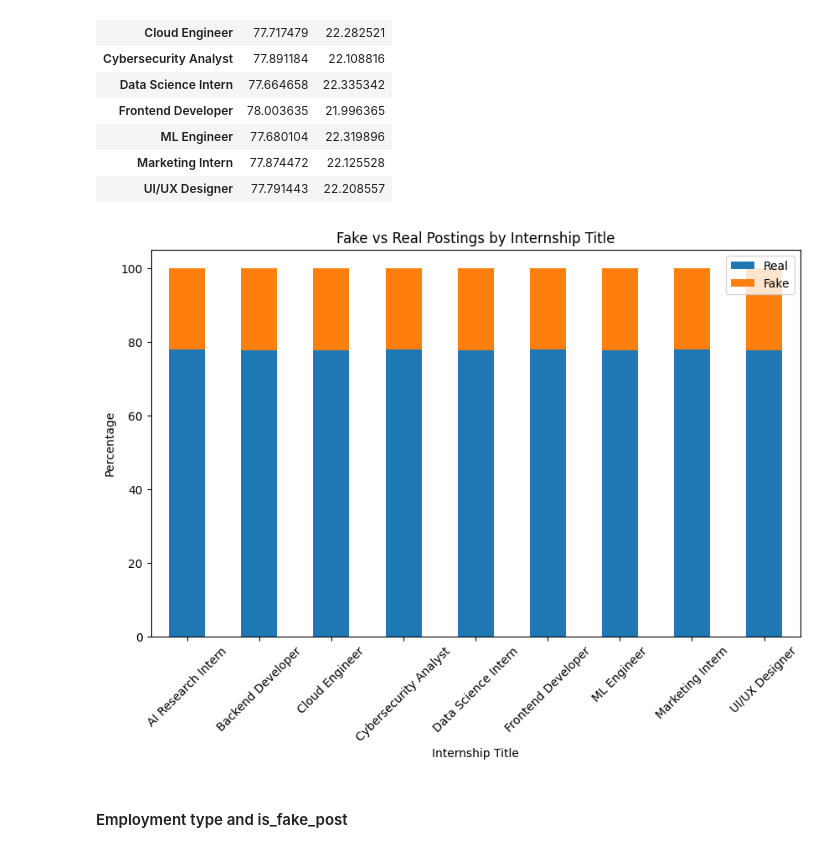
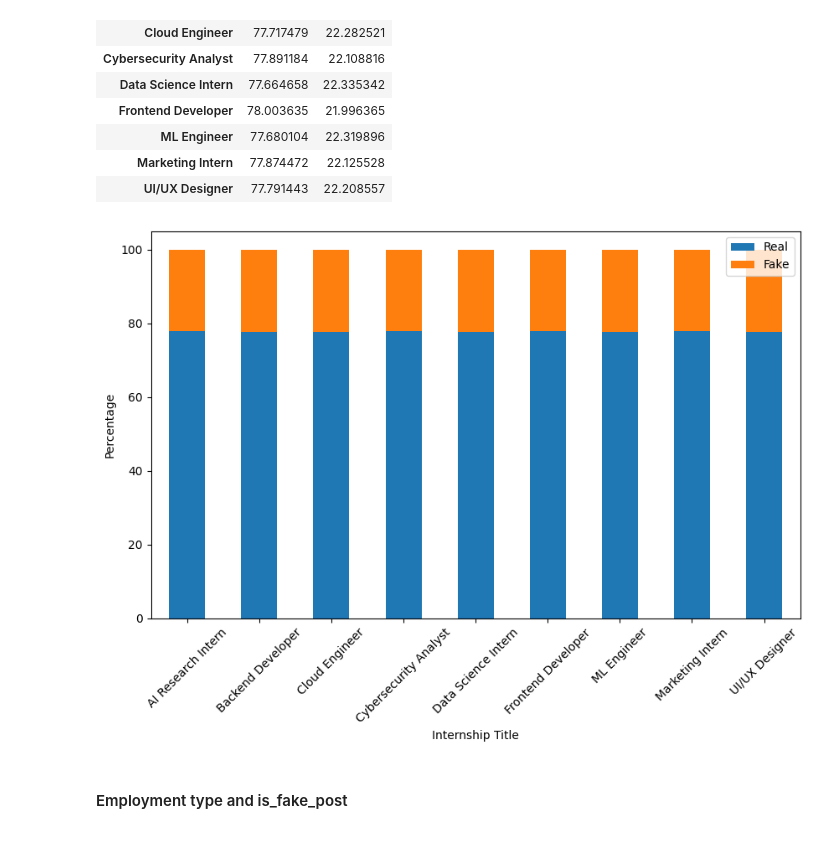
Before and after one commit to therai0/data_analysis_intership_scam, a Jupyter notebook: notebook/eda_fake_internship.ipynb, the cells around one changed output. Saved outputs shown, nothing was run; the diff lists cells and outputs as text; code cells hidden in the pictures.

```diff
--- a/notebook/eda_fake_internship.ipynb
+++ b/notebook/eda_fake_internship.ipynb
@@ -939,17 +964,16 @@ ct
 # %%
 ct.plot(
     kind="bar",
     stacked=True,
     figsize=(10, 6)
 )
 plt.ylabel("Percentage")
 plt.xlabel("Internship Title")
-plt.title("Fake vs Real Postings by Internship Title")
 plt.legend(["Real", "Fake"])
 plt.xticks(rotation=45)
 plt.show()
 # %% [output]
-[figure, old version]
+[figure, new version]
 # %% [markdown]
 #### Employment type and is_fake_post
 # %%
```
Also changed, not shown: parts of 52 cells of this notebook, 1 other file.
